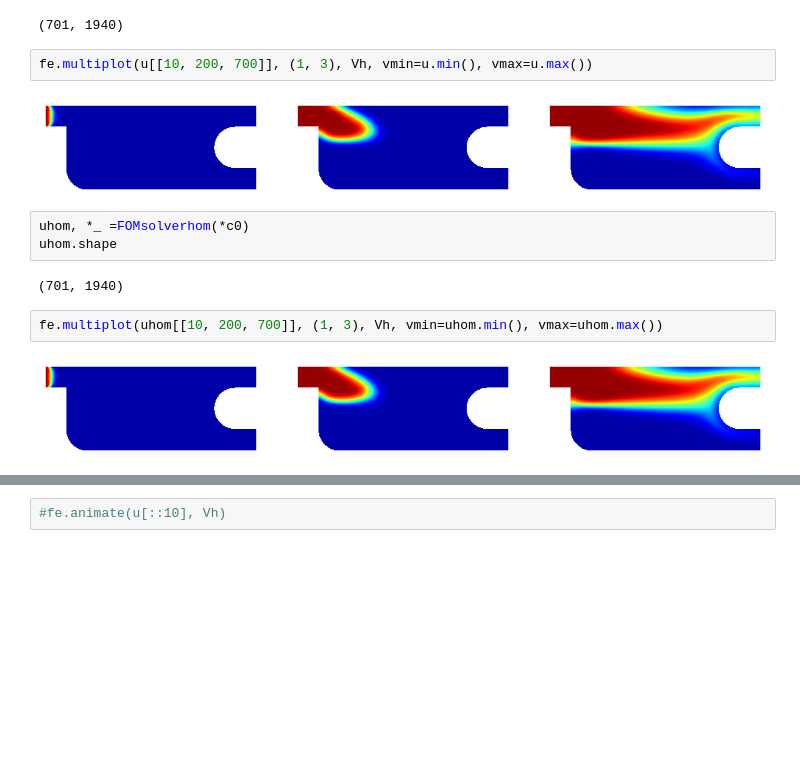
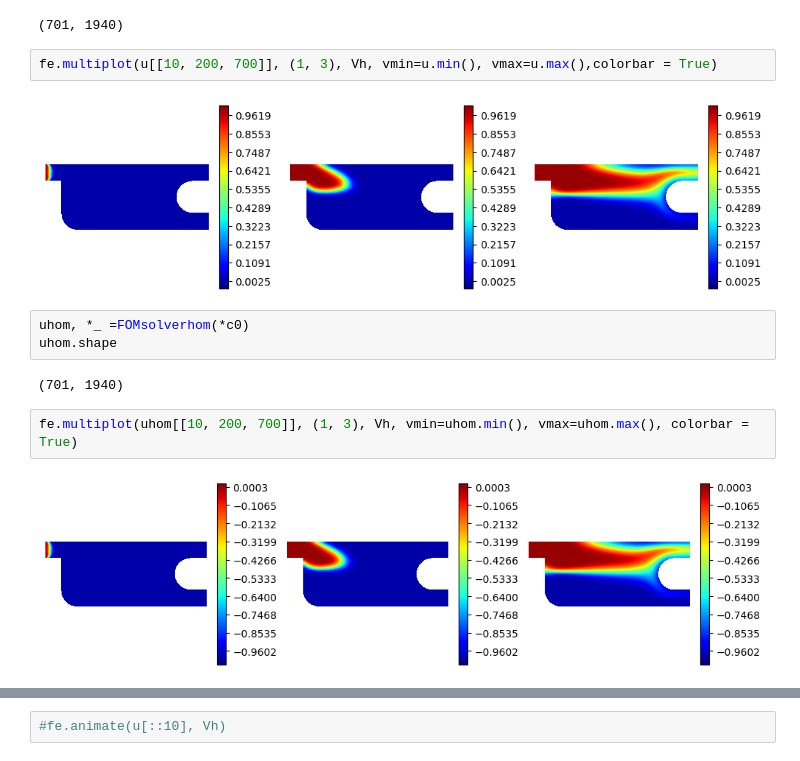
Before and after one commit to Mahshad-RM/MOR, a Jupyter notebook: AssignmentsPart_1.ipynb, the cells around one changed output, grey strips where cells are left out. Cells and saved outputs as stored; diff of their text form; blank space fills up the shorter version.

```diff
--- a/AssignmentsPart_1.ipynb
+++ b/AssignmentsPart_1.ipynb
@@ -64,18 +145,18 @@ u.shape
 # %% [output]
 (701, 1940)
 # %%
-fe.multiplot(u[[10, 200, 700]], (1, 3), Vh, vmin=u.min(), vmax=u.max())
+fe.multiplot(u[[10, 200, 700]], (1, 3), Vh, vmin=u.min(), vmax=u.max(),colorbar = True)
 # %% [output]
-[figure, old version]
+[figure, new version]
 # %%
 uhom, *_ =FOMsolverhom(*c0)
 uhom.shape
 # %% [output]
 (701, 1940)
 # %%
-fe.multiplot(uhom[[10, 200, 700]], (1, 3), Vh, vmin=uhom.min(), vmax=uhom.max())
+fe.multiplot(uhom[[10, 200, 700]], (1, 3), Vh, vmin=uhom.min(), vmax=uhom.max(), colorbar = True)
 # %% [output]
-[figure, old version]
+[figure, new version]
 # %%
 # Verify that u = uₕₒₘ + 1
 error = np.max(np.abs(u - (uhom + 1)))
```
Also changed, not shown: parts of 13 cells of this notebook.
